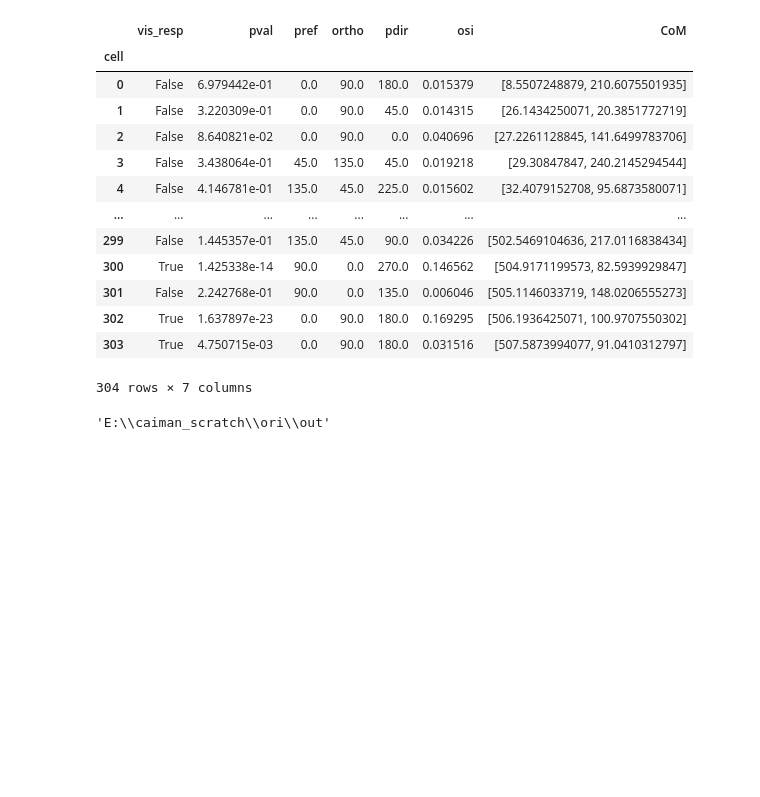
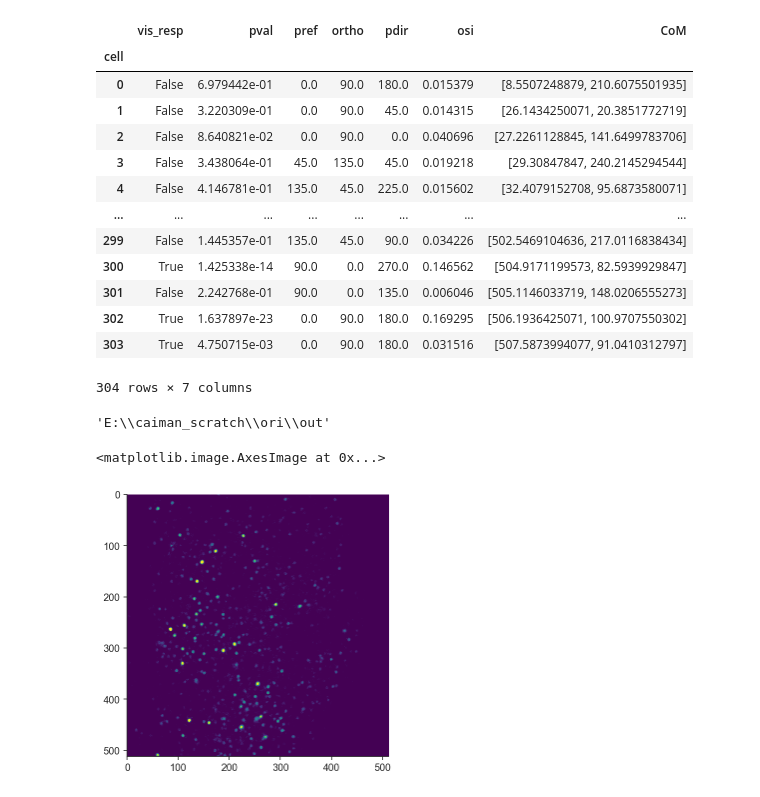
Before and after one commit to willyh101/caiman_online, a Jupyter notebook: final analysis tests.ipynb, the cells around one changed output. Saved outputs shown, nothing was run; the diff lists cells and outputs as text; code cells hidden in the pictures; blank space fills up the shorter version.

```diff
--- a/final analysis tests.ipynb
+++ b/final analysis tests.ipynb
@@ -159,3 +159,9 @@ cell_df.to_csv('./cell_data.csv')
 os.getcwd()
 # %% [output]
 'E:\\caiman_scratch\\ori\\out'
+# %%
+img = mm3d_to_img(glob('../../template/*.mat')[0], chan=0)[0]
+plt.imshow(img)
+# %% [output]
+<matplotlib.image.AxesImage at 0x...>
+[figure, added]
```
Also changed, not shown: parts of 2 cells of this notebook.
